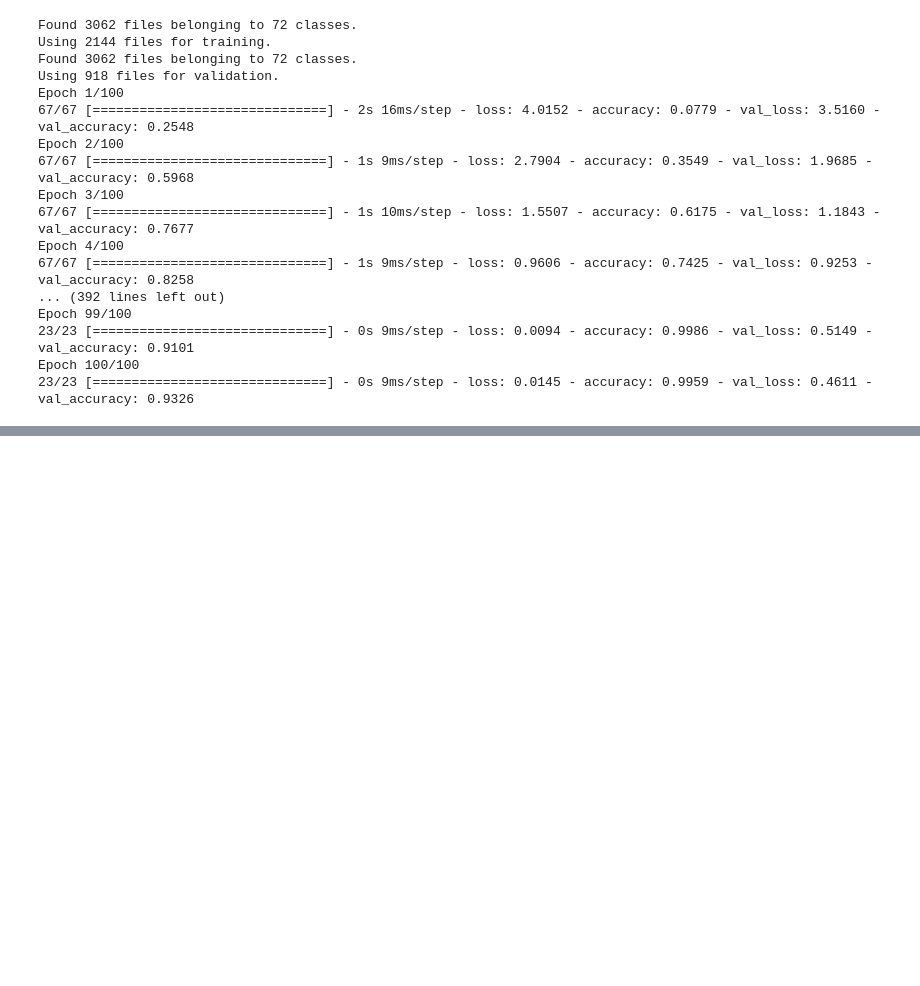
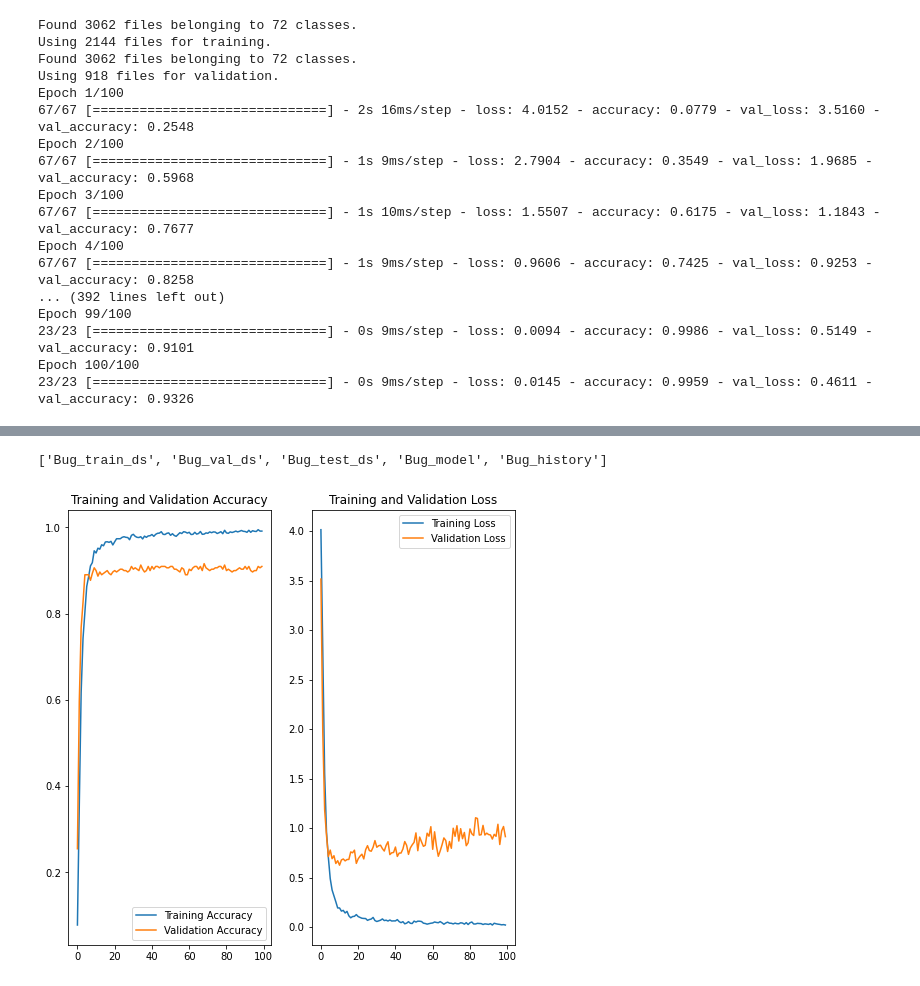
Before and after one commit to Noptov/Pokemon-ID, a Jupyter notebook: Models-ID-Pokemon.ipynb, the cells around one changed output, grey strips where cells are left out. Drawn from its saved outputs; the diff is of its cells as text; code cells hidden in the pictures; blank space fills up the shorter version.

Commit message:
Tweak to modeling function

```diff
--- a/Models-ID-Pokemon.ipynb
+++ b/Models-ID-Pokemon.ipynb
@@ -172,0 +166,8 @@ varlist
+# %%
+vartracker[0]
+# %% [output]
+['Bug_train_ds', 'Bug_val_ds', 'Bug_test_ds', 'Bug_model', 'Bug_history']
+# %%
+graphmodel(Bug_history)
+# %% [output]
+[figure, added]
```
Also changed, not shown: parts of 4 cells of this notebook.
